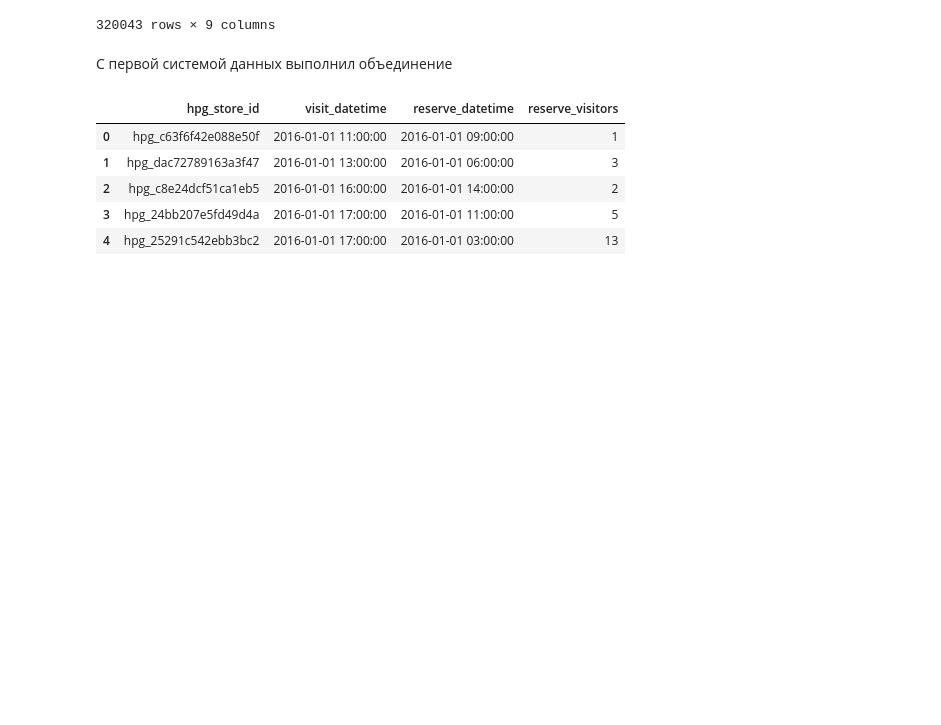
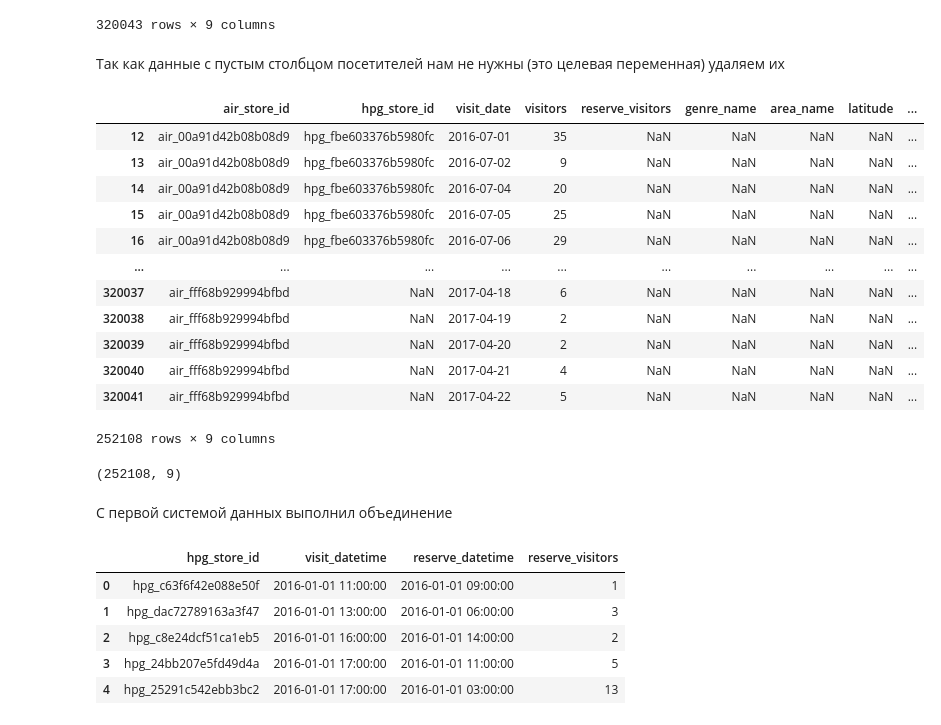
Before and after one commit to FEDOROV-ALEXANDER/ML_kurs2022, a Jupyter notebook: Homework/Homework2024/homework2024.ipynb, the cells around one changed output. Drawn from its saved outputs; the diff is of its cells as text; code cells hidden in the pictures; blank space fills up the shorter version.

Commit message:
Объединил данные из двух систем

```diff
--- a/Homework/Homework2024/homework2024.ipynb
+++ b/Homework/Homework2024/homework2024.ipynb
@@ -214,6 +231,31 @@ air_df
 | 320041 | air_fff68b929994bfbd | NaN | 2017-04-22 | 5.0 | NaN | NaN | NaN | NaN | ... |
 | 320042 | air_fff68b929994bfbd | NaN | NaN | NaN | NaN | Bar/Cocktail | Tōkyō-to Nakano-ku Nakano | 35.708146 | ... |
 320043 rows × 9 columns
+# %% [markdown]
+Так как данные с пустым столбцом посетителей нам не нужны (это целевая переменная) удаляем их
+# %%
+air_df.dropna(subset='visitors', inplace=True)
+air_df['visitors'] = air_df['visitors'].astype(int)
+# %%
+air_df
+# %% [output]
+|  | air_store_id | hpg_store_id | visit_date | visitors | reserve_visitors | genre_name | area_name | latitude | ... |
+| 12 | air_00a91d42b08b08d9 | hpg_fbe603376b5980fc | 2016-07-01 | 35 | NaN | NaN | NaN | NaN | ... |
+| 13 | air_00a91d42b08b08d9 | hpg_fbe603376b5980fc | 2016-07-02 | 9 | NaN | NaN | NaN | NaN | ... |
+| 14 | air_00a91d42b08b08d9 | hpg_fbe603376b5980fc | 2016-07-04 | 20 | NaN | NaN | NaN | NaN | ... |
+| 15 | air_00a91d42b08b08d9 | hpg_fbe603376b5980fc | 2016-07-05 | 25 | NaN | NaN | NaN | NaN | ... |
+| 16 | air_00a91d42b08b08d9 | hpg_fbe603376b5980fc | 2016-07-06 | 29 | NaN | NaN | NaN | NaN | ... |
+| ... | ... | ... | ... | ... | ... | ... | ... | ... | ... |
+| 320037 | air_fff68b929994bfbd | NaN | 2017-04-18 | 6 | NaN | NaN | NaN | NaN | ... |
+| 320038 | air_fff68b929994bfbd | NaN | 2017-04-19 | 2 | NaN | NaN | NaN | NaN | ... |
+| 320039 | air_fff68b929994bfbd | NaN | 2017-04-20 | 2 | NaN | NaN | NaN | NaN | ... |
+| 320040 | air_fff68b929994bfbd | NaN | 2017-04-21 | 4 | NaN | NaN | NaN | NaN | ... |
+| 320041 | air_fff68b929994bfbd | NaN | 2017-04-22 | 5 | NaN | NaN | NaN | NaN | ... |
+252108 rows × 9 columns
+# %%
+air_df.shape
+# %% [output]
+(252108, 9)
 # %% [markdown]
 С первой системой данных выполнил объединение
 # %%
```
Also changed, not shown: parts of 15 cells of this notebook.
